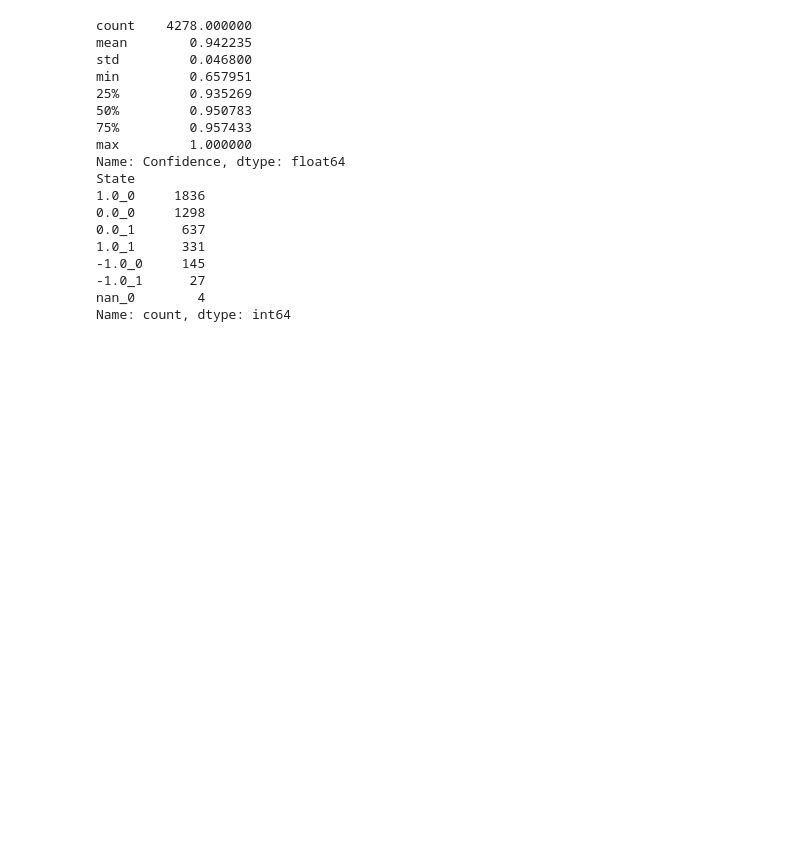
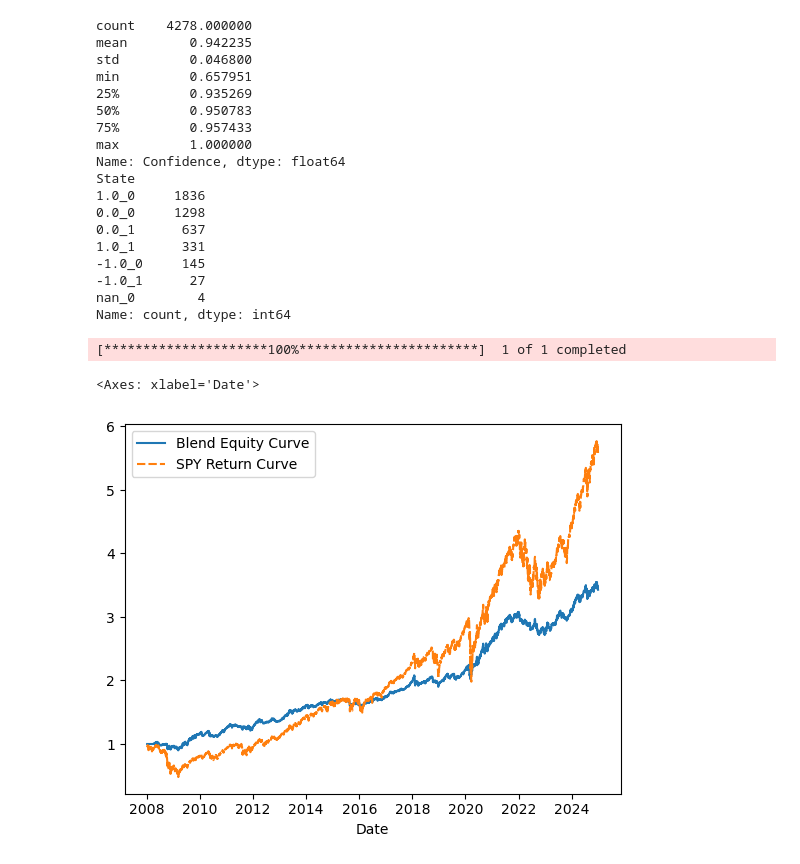
Before and after one commit to akshathp0/entropy-trading, a Jupyter notebook: validate_features.ipynb, the cells around one changed output. Drawn from its saved outputs; the diff is of its cells as text; code cells hidden in the pictures; blank space fills up the shorter version.

```diff
--- a/validate_features.ipynb
+++ b/validate_features.ipynb
@@ -564,3 +556,13 @@ State
 -1.0_1      27
 nan_0        4
 Name: count, dtype: int64
+# %%
+from pipeline import run
+
+test = run.run_pipeline('SPY')
+
+sns.lineplot(data = df[['Blend Equity Curve', 'SPY Return Curve']])
+# %% [output]
+[*********************100%***********************]  1 of 1 completed
+<Axes: xlabel='Date'>
+[figure, added]
```
Also changed, not shown: parts of 36 cells of this notebook, 6 other files.
